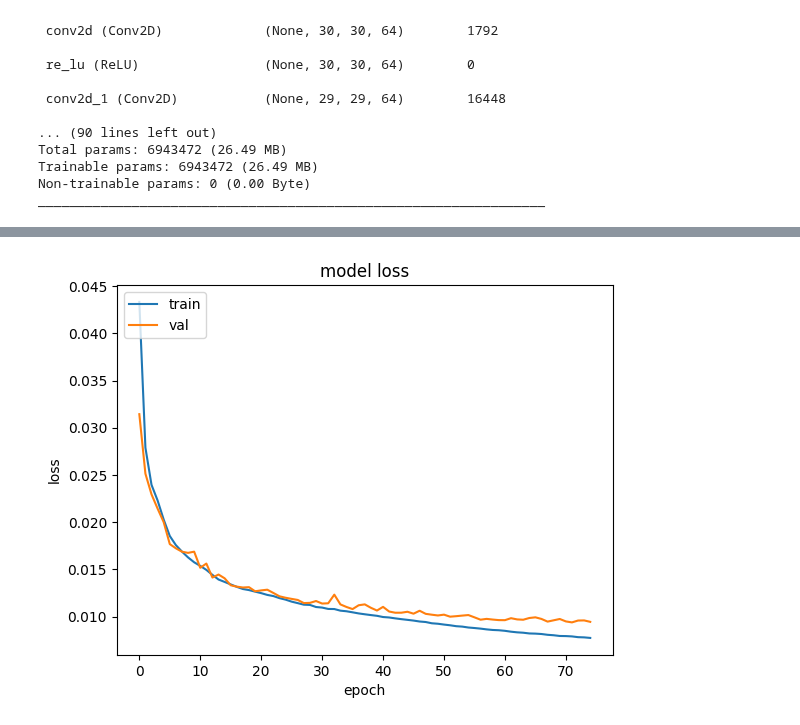
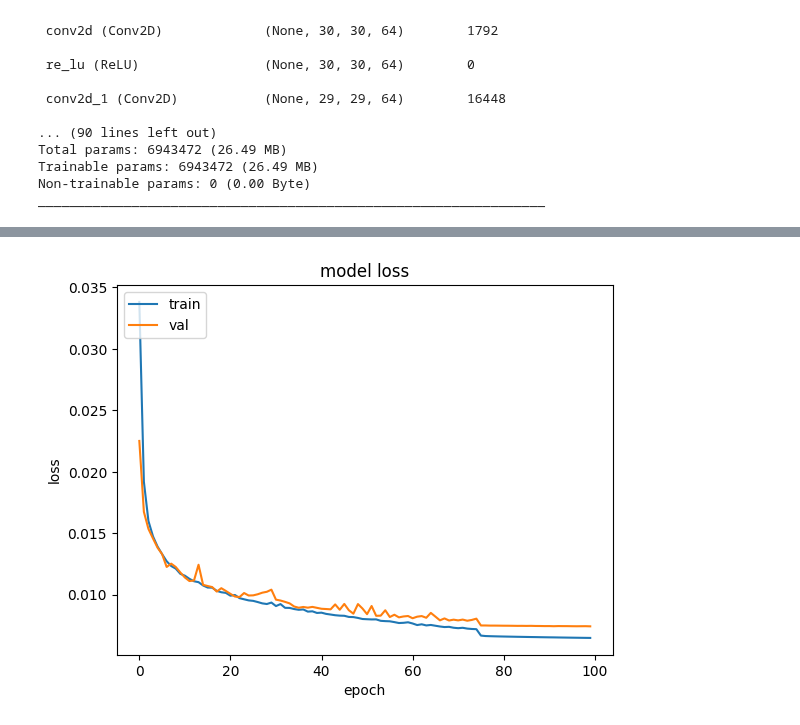
Before and after one commit to AtSourav/L2-vs-L1-vs-CB-loss-in-deep-CNN-based-AE-on-cifar10, a Jupyter notebook: AE_cifar10_mse_HeNormal.ipynb, the cells around one changed output, grey strips where cells are left out. Saved outputs shown, nothing was run; the diff lists cells and outputs as text; code cells hidden in the pictures.

```diff
--- a/AE_cifar10_mse_HeNormal.ipynb
+++ b/AE_cifar10_mse_HeNormal.ipynb
@@ -152,7 +157,7 @@ x = layers.Reshape((2,2,1024))(x)
 x = layers.Conv2DTranspose(1024, 1, padding='valid', kernel_initializer=initializer)(x)
 x = layers.ReLU()(x)
 
-x = layers.Conv2DTranspose(512, 2, padding='valid', kernel_initializer=initializer)(x)
+x = layers.Conv2DTranspose(512, 1, padding='valid', kernel_initializer=initializer)(x)
 x = layers.ReLU()(x)
 
 x = layers.Conv2DTranspose(512, 2, padding='valid', kernel_initializer=initializer)(x)
@@ -163,8 +168,8 @@ x = layers.Conv2DTranspose(512, 2, padding='valid', kernel_initializer=initializ
 #x = layers.BatchNormalization(axis=-1)(x)
 x = layers.ReLU()(x)
 
-#x = layers.Conv2DTranspose(256, 2, padding='valid', kernel_initializer=initializer)(x)
-#x = layers.ReLU()(x)
+x = layers.Conv2DTranspose(256, 1, padding='valid', kernel_initializer=initializer)(x)
+x = layers.ReLU()(x)
 
 x = layers.Conv2DTranspose(256, 2, padding='valid', kernel_initializer=initializer)(x)
 #x = layers.BatchNormalization(axis=-1)(x)
@@ -173,8 +178,10 @@ x = layers.ReLU()(x)
 x = layers.Conv2DTranspose(256, 2, padding='valid', kernel_initializer=initializer)(x)
 x = layers.ReLU()(x)
 
-x = layers.Conv2DTranspose(256, 3, padding='valid', kernel_initializer=initializer)(x)
+x = layers.Conv2DTranspose(256, 2, padding='valid', kernel_initializer=initializer)(x)
 x = layers.ReLU()(x)
+
+x = layers.UpSampling2D(size=(2, 2), data_format=None, interpolation='bilinear')(x)
 
 x = layers.Conv2DTranspose(128, 2, padding='valid', kernel_initializer=initializer)(x)
 x = layers.ReLU()(x)
@@ -188,18 +195,24 @@ x = layers.ReLU()(x)
 x = layers.Conv2DTranspose(128, 2, padding='valid', kernel_initializer=initializer)(x)
 x = layers.ReLU()(x)
 
-x = layers.Conv2DTranspose(64, 2, padding='valid', kernel_initializer=initializer)(x)
+x = layers.UpSampling2D(size=(2, 2), data_format=None, interpolation='bilinear')(x)
+
+x = layers.Conv2D(128, 2, padding='valid', kernel_initializer=initializer)(x)
 x = layers.ReLU()(x)
 
-x = layers.Conv2DTranspose(64, 2, padding='valid', kernel_initializer=initializer)(x)
+x = layers.Conv2D(128, 2, padding='valid', kernel_initializer=initializer)(x)
 x = layers.ReLU()(x)
 
-x = layers.UpSampling2D(size=(2, 2), data_format=None, interpolation='bilinear')(x)
-
-x = layers.Conv2DTranspose(8, 2, padding='valid', kernel_initializer=initializer)(x)
+x = layers.Conv2D(128, 1, padding='valid', kernel_initializer=initializer)(x)
 x = layers.ReLU()(x)
 
-decoder_output = layers.Conv2DTranspose(3, 2, activation='sigmoid', padding='valid', kernel_initializer=initializer)(x)
+x = layers.Conv2D(64, 2, padding='valid', kernel_initializer=initializer)(x)
+x = layers.ReLU()(x)
+
+x = layers.Conv2D(64, 2, padding='valid', kernel_initializer=initializer)(x)
+x = layers.ReLU()(x)
+
+decoder_output = layers.Conv2D(3, 1, activation='sigmoid', padding='valid', kernel_initializer=initializer)(x)
 
 decoder = keras.Model(latent_input, decoder_output, name="decoder")
 decoder.summary()
@@ -246,9 +259,9 @@ _________________________________________________________________
 K.clear_session()
 # %%
 #lr_schedule = keras.optimizers.schedules.ExponentialDecay(initial_learning_rate=0.0001, decay_steps=2000, decay_rate=0.7)
-callback = keras.callbacks.EarlyStopping(monitor='val_loss', patience=15, restore_best_weights=True)
+#callback = keras.callbacks.EarlyStopping(monitor='val_loss', patience=15, restore_best_weights=True)
 optim = keras.optimizers.Adam(learning_rate = 0.0001)
 AE.compile(optimizer=optim,loss='mse')
-history = AE.fit(img_train, img_train, batch_size=batch_size, validation_data=(img_valid, img_valid), epochs=75, callbacks=[callback], steps_per_epoch=None)
+history = AE.fit(img_train, img_train, batch_size=batch_size, validation_data=(img_valid, img_valid), epochs=75, steps_per_epoch=None)
 # %% [output]
 Epoch 1/75
@@ -270,0 +284,5 @@ Epoch 75/75
+# %%
+callback = keras.callbacks.EarlyStopping(monitor='val_loss', patience=10, restore_best_weights=True)
+optim = keras.optimizers.Adam(learning_rate = 0.000005)
+AE.compile(optimizer=optim,loss='mse')
+history2 = AE.fit(img_train, img_train, batch_size=batch_size, validation_data=(img_valid, img_valid), epochs=25, callbacks = [callback], steps_per_epoch=None)
@@ -271,13 +307,13 @@ Epoch 75/75
 # %%
-plt.plot(history.history['loss'])
-plt.plot(history.history['val_loss'])
+plt.plot(history.history['loss']+history2.history['loss'])
+plt.plot(history.history['val_loss']+history2.history['val_loss'])
 plt.title('model loss')
 plt.ylabel('loss')
 plt.xlabel('epoch')
 plt.legend(['train', 'val'], loc='upper left')
 plt.show()
 # %% [output]
-[figure, old version]
+[figure, new version]
 # %%
 def plot_reconstruction(set, name,seed_val, epochs):     #name should be either 'training' or 'validation'
   np.random.seed(seed_val)
```
Also changed, not shown: parts of 7 cells of this notebook.
